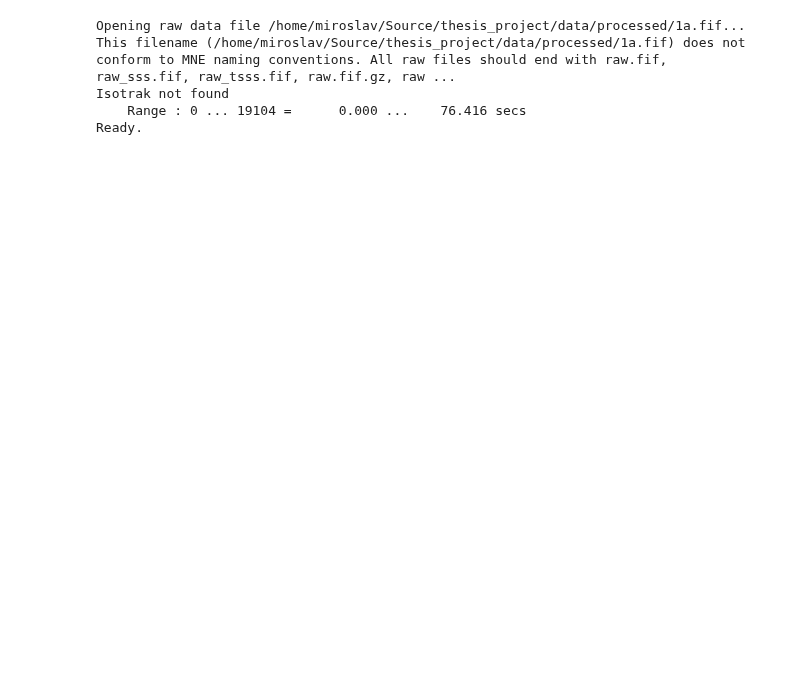
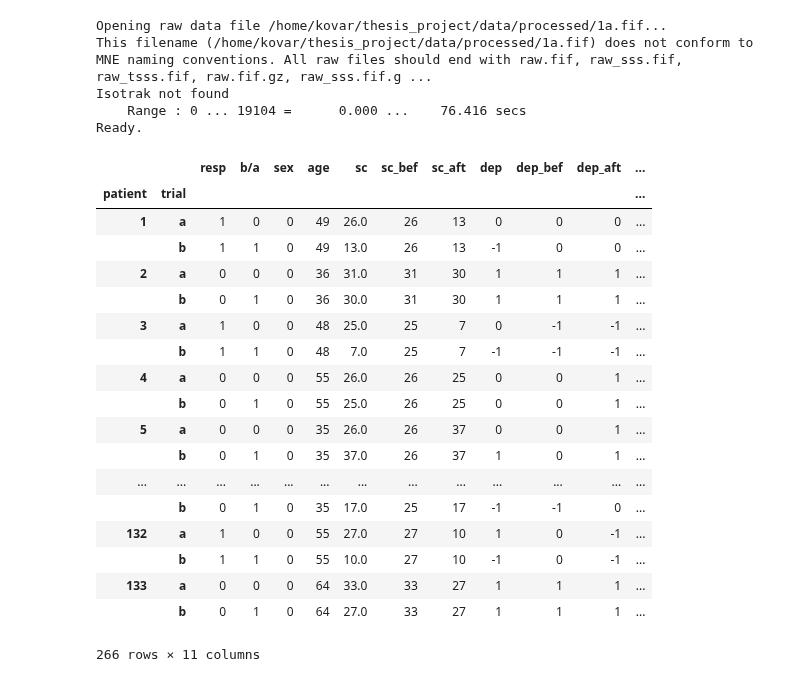
Before and after one commit to mirgee/thesis_project, a Jupyter notebook: notebooks/04-classification.ipynb, the cells around one changed output. Saved outputs shown, nothing was run; the diff lists cells and outputs as text; code cells hidden in the pictures; blank space fills up the shorter version.

```diff
--- a/notebooks/04-classification.ipynb
+++ b/notebooks/04-classification.ipynb
@@ -28,32 +28,52 @@ import pandas as pd
 import numpy as np
 import seaborn as sns
 import os
 import nolds
 import data
 import mne
 
 PROJ_ROOT = os.path.abspath(os.path.join(os.pardir))
 DATA_ROOT = os.path.abspath(os.path.join(PROJ_ROOT, 'data'))
 PROCESSED_ROOT = os.path.abspath(os.path.join(DATA_ROOT, 'processed'))
 RAW_ROOT = os.path.abspath(os.path.join(DATA_ROOT, 'raw'))
 LABELED_ROOT = os.path.abspath(os.path.join(DATA_ROOT, 'labeled'))
 DURATIONS_ROOT = os.path.abspath(os.path.join(DATA_ROOT, 'durations'))
 sys.path.append(os.path.join(PROJ_ROOT, 'src'))
 CHANNEL_NAMES = ['FP1', 'FP2', 'F3', 'F4', 'C3', 'C4', 'P3', 'P4', 'O1', 'O2',
                  'F7', 'F8', 'T3', 'T4', 'T5', 'T6', 'Fz', 'Cz', 'Pz']
 META_COLUMN_NAMES = ['freq', 'RESP_4W', 'RESP_FIN', 'REMISE_FIN', 'AGE', 'SEX', 'M_1',
        'M_4', 'M_F', 'délka léčby', 'lék 1', 'lék 2', 'lék 3', 'lék 4']
 META_FILE_NAME = 'DEP-POOL_Final_144.xlsx'
 meta_df = pd.read_excel(os.path.join(RAW_ROOT, META_FILE_NAME), index_col='ID', names=META_COLUMN_NAMES)
 
 raw_fif = mne.io.read_raw_fif(os.path.join(PROCESSED_ROOT, '1a.fif'))
 t = pd.DataFrame(raw_fif.get_data())
 data = pd.DataFrame(np.transpose(t.values), columns=CHANNEL_NAMES)
 data = np.transpose(data.values)
 metapkl = pd.read_pickle(os.path.join(LABELED_ROOT, 'processed', 'meta', 'meta.pkl'))
+metapkl
 # %% [output]
-Opening raw data file /home/miroslav/Source/thesis_project/data/processed/1a.fif...
-This filename (/home/miroslav/Source/thesis_project/data/processed/1a.fif) does not conform to MNE naming conventions. All raw files should end with raw.fif, raw_sss.fif, raw_tsss.fif, raw.fif.gz, raw ...
+Opening raw data file /home/kovar/thesis_project/data/processed/1a.fif...
+This filename (/home/kovar/thesis_project/data/processed/1a.fif) does not conform to MNE naming conventions. All raw files should end with raw.fif, raw_sss.fif, raw_tsss.fif, raw.fif.gz, raw_sss.fif.g ...
 Isotrak not found
     Range : 0 ... 19104 =      0.000 ...    76.416 secs
 Ready.
+|  |  | resp | b/a | sex | age | sc | sc_bef | sc_aft | dep | dep_bef | dep_aft | ... |
+| patient | trial |  |  |  |  |  |  |  |  |  |  | ... |
+| 1 | a | 1 | 0 | 0 | 49 | 26.0 | 26 | 13 | 0 | 0 | 0 | ... |
+|  | b | 1 | 1 | 0 | 49 | 13.0 | 26 | 13 | -1 | 0 | 0 | ... |
+| 2 | a | 0 | 0 | 0 | 36 | 31.0 | 31 | 30 | 1 | 1 | 1 | ... |
+|  | b | 0 | 1 | 0 | 36 | 30.0 | 31 | 30 | 1 | 1 | 1 | ... |
+| 3 | a | 1 | 0 | 0 | 48 | 25.0 | 25 | 7 | 0 | -1 | -1 | ... |
+|  | b | 1 | 1 | 0 | 48 | 7.0 | 25 | 7 | -1 | -1 | -1 | ... |
+| 4 | a | 0 | 0 | 0 | 55 | 26.0 | 26 | 25 | 0 | 0 | 1 | ... |
+|  | b | 0 | 1 | 0 | 55 | 25.0 | 26 | 25 | 0 | 0 | 1 | ... |
+| 5 | a | 0 | 0 | 0 | 35 | 26.0 | 26 | 37 | 0 | 0 | 1 | ... |
+|  | b | 0 | 1 | 0 | 35 | 37.0 | 26 | 37 | 1 | 0 | 1 | ... |
+| ... | ... | ... | ... | ... | ... | ... | ... | ... | ... | ... | ... | ... |
+|  | b | 0 | 1 | 0 | 35 | 17.0 | 25 | 17 | -1 | -1 | 0 | ... |
+| 132 | a | 1 | 0 | 0 | 55 | 27.0 | 27 | 10 | 1 | 0 | -1 | ... |
+|  | b | 1 | 1 | 0 | 55 | 10.0 | 27 | 10 | -1 | 0 | -1 | ... |
+| 133 | a | 0 | 0 | 0 | 64 | 33.0 | 33 | 27 | 1 | 1 | 1 | ... |
+|  | b | 0 | 1 | 0 | 64 | 27.0 | 33 | 27 | 1 | 1 | 1 | ... |
+266 rows × 11 columns
```
Also changed, not shown: parts of 4 cells of this notebook, 2 other files.
